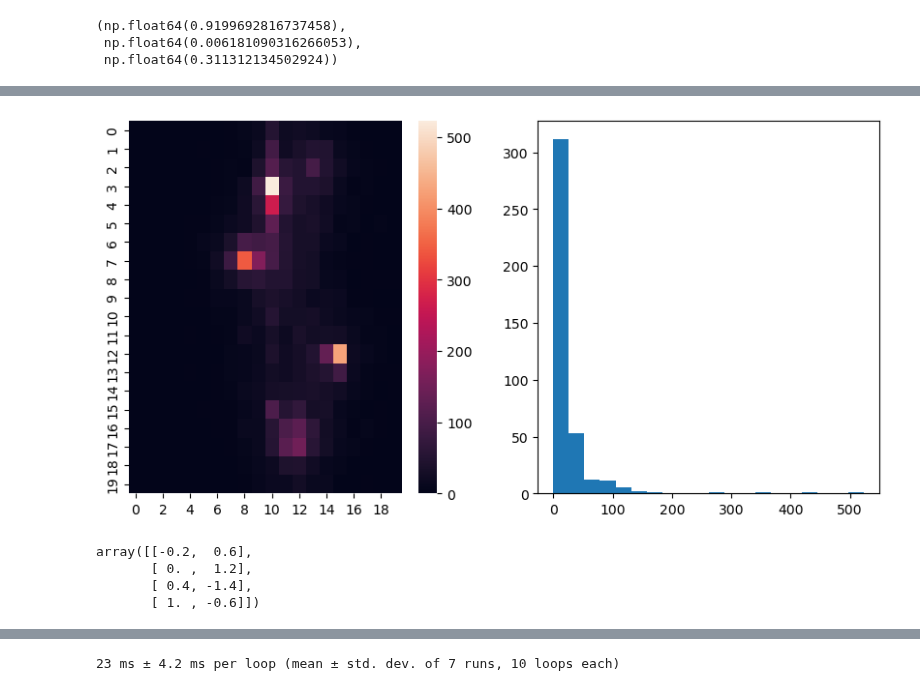
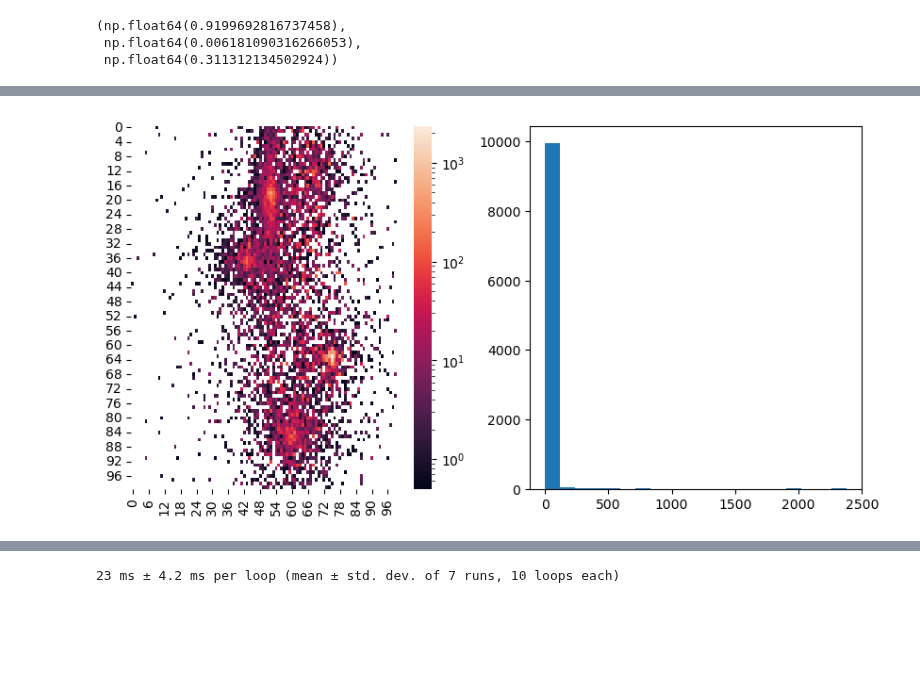
Before and after one commit to MoravianUniversity/duet, a Jupyter notebook: python/mean-shift.ipynb, the cells around one changed output, grey strips where cells are left out. Cells and saved outputs as stored; diff of their text form; code cells hidden in the pictures; blank space fills up the shorter version.

```diff
--- a/python/mean-shift.ipynb
+++ b/python/mean-shift.ipynb
@@ -43,7 +124,7 @@ weights_full.mean(), np.median(weights_full), (weights_full > 0.05).mean()
 # %%
 threshold = 0.5  # the higher the value, the faster it will run, but it may also start moving the cluster centers around
 x_limit, y_limit = 2, 2  # for display purposes, we could also use this to limit the data but that may end up causing problems with real data
-bandwidth = 0.2  # can also be a sequence of floats, one for each dimension
+bandwidth = [0.137, 0.342] # 0.22  # can also be a sequence of floats, one for each dimension
 min_count = 1  # the minimum number of points in a bin to consider it a seed
 top_n = 25  # the number of bins to consider, if None then all bins are considered
 
@@ -58,7 +139,7 @@ weights_log = np.log(weights.ravel())
 weights_log = (weights_log - np.min(weights_log)) / (np.max(weights_log) - np.min(weights_log)) / 3
 
 # Compute the mean-shift centroids
-seeds = get_seeds(data, bandwidth, top_n=top_n, min_count=min_count)
+seeds = get_seeds(data, bandwidth, top_n=top_n, min_count=min_count, weights=weights)
 #seeds = get_seeds(data, bandwidth, top_n=5, min_count=min_count, max_filter_size=3)
 centroids = mean_shift(data,
                        make_gaussian_kernel(bandwidth, weights),
@@ -82,22 +222,16 @@ np.unique(groups, return_counts=True)
 # %%
 # Histogram of the data taking into account the bandwidth
 # Note: this does not take into account the weights (the get_seeds function does not either)
 mask_view = (abs(data[:, 0]) < x_limit) & (abs(data[:, 1]) < y_limit)
 data_view = data[mask_view]
-#weights_view = weights[mask_view]
+weights_view = weights[mask_view]
 H, xedges, yedges = np.histogram2d(data_view[:, 0], data_view[:, 1],
-                                   bins=np.around(np.array([x_limit, y_limit])*2/bandwidth).astype(int),)
+                                   bins=np.around(np.array([x_limit, y_limit])*2/bandwidth*5).astype(int),
+                                   weights=weights_view)
 plt.figure(figsize=(10, 5))
 plt.subplot(1, 2, 1)
-sns.heatmap(H.T[::-1]);
+sns.heatmap(H.T[::-1], norm=LogNorm());
 plt.subplot(1, 2, 2)
 plt.hist(H.ravel(), 20);
 # %% [output]
-[figure, old version]
+[figure, new version]
-# %%
-seeds
-# %% [output]
-array([[-0.2,  0.6],
-       [ 0. ,  1.2],
-       [ 0.4, -1.4],
-       [ 1. , -0.6]])
```
Also changed, not shown: parts of 30 cells of this notebook, 3 other files.
